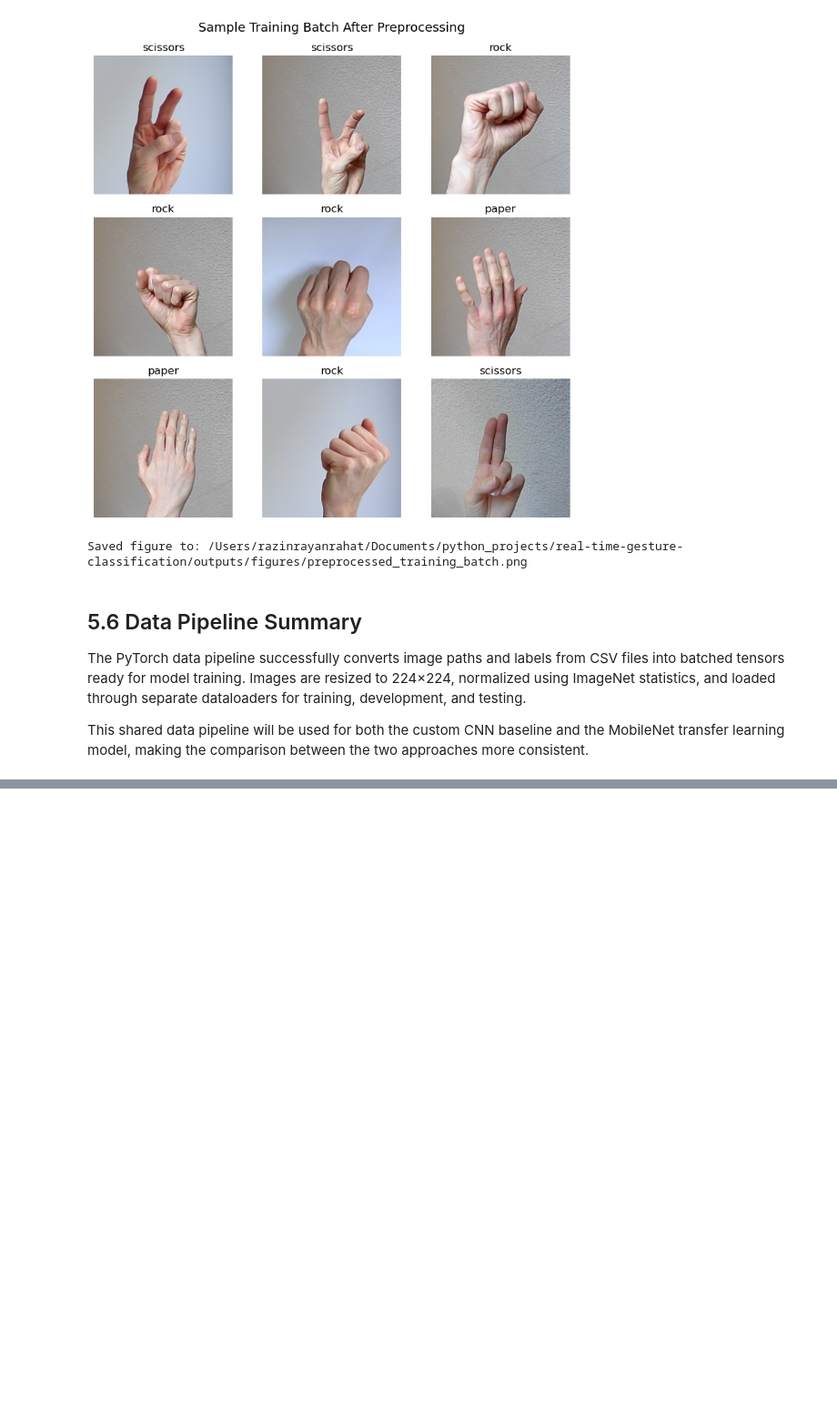
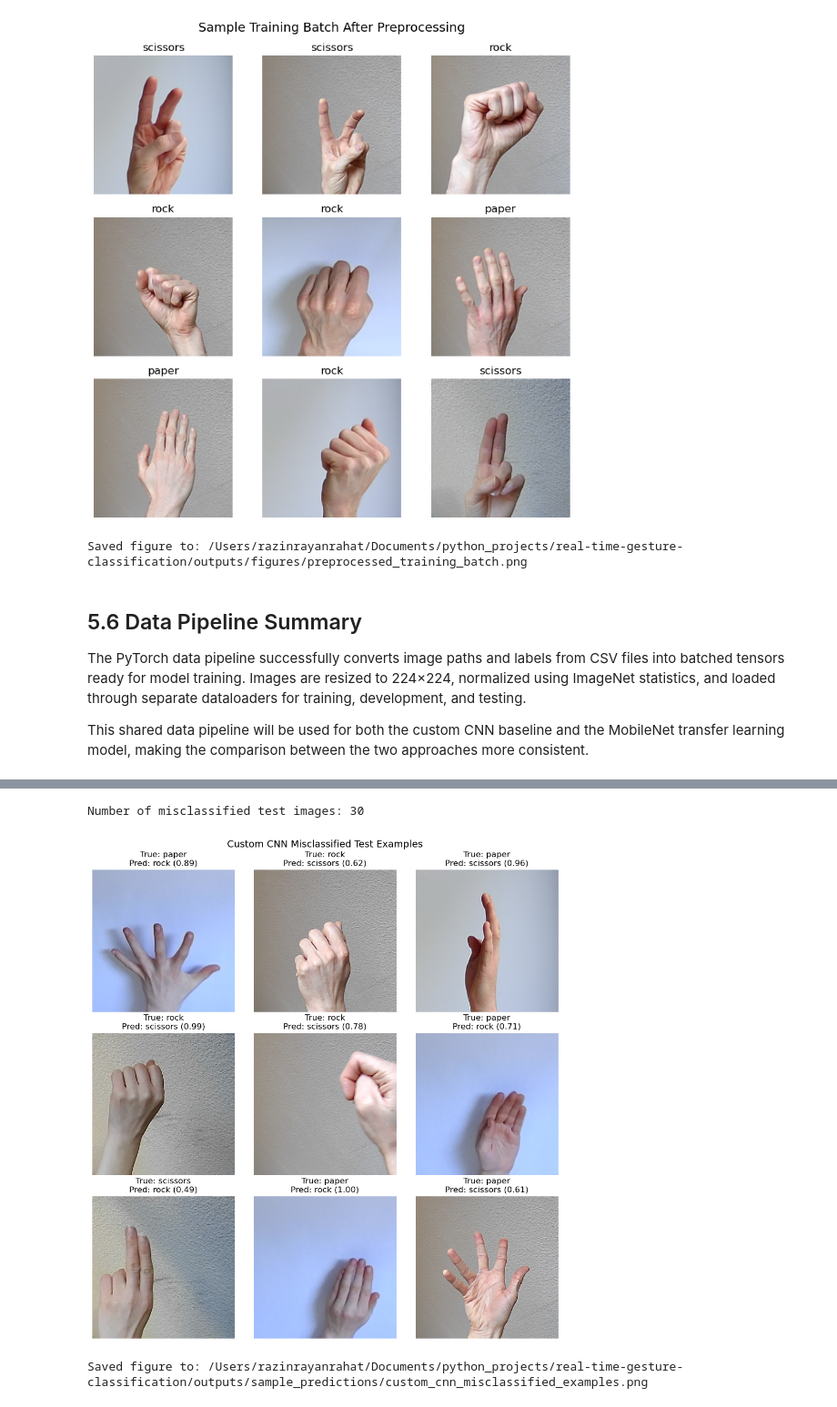
Before and after one commit to razinrahat/real-time-gesture-classification, a Jupyter notebook: notebooks/gesture_classification_experiments.ipynb, the cells around one changed output, grey strips where cells are left out. Shown at 91% size. Cells and saved outputs as stored; diff of their text form; code cells hidden in the pictures; blank space fills up the shorter version.

```diff
--- a/notebooks/gesture_classification_experiments.ipynb
+++ b/notebooks/gesture_classification_experiments.ipynb
@@ -621,0 +977,6 @@ This shared data pipeline will be used for both the custom CNN baseline and the
+# %%
+misclassified_indices = np.where(custom_cnn_true != custom_cnn_pred)[0]
+
+print(f"Number of misclassified test images: {len(misclassified_indices)}")
+# %% [output]
+Number of misclassified test images: 30
@@ -621,0 +1036,20 @@ This shared data pipeline will be used for both the custom CNN baseline and the
+# %%
+sample_predictions_dir = OUTPUTS_DIR / "sample_predictions"
+sample_predictions_dir.mkdir(parents=True, exist_ok=True)
+
+custom_cnn_misclassified_path = sample_predictions_dir / "custom_cnn_misclassified_examples.png"
+
+show_misclassified_examples(
+    dataframe=test_df,
+    true_labels=custom_cnn_true,
+    pred_labels=custom_cnn_pred,
+    confidences=custom_cnn_conf,
+    misclassified_indices=misclassified_indices,
+    project_root=PROJECT_ROOT,
+    idx_to_class=IDX_TO_CLASS,
+    save_path=custom_cnn_misclassified_path,
+    max_images=9
+)
+# %% [output]
+[figure, added]
+Saved figure to: /Users/razinrayanrahat/Documents/python_projects/real-time-gesture-classification/outputs/sample_predictions/custom_cnn_misclassified_examples.png
```
Also changed, not shown: parts of 41 cells of this notebook.
